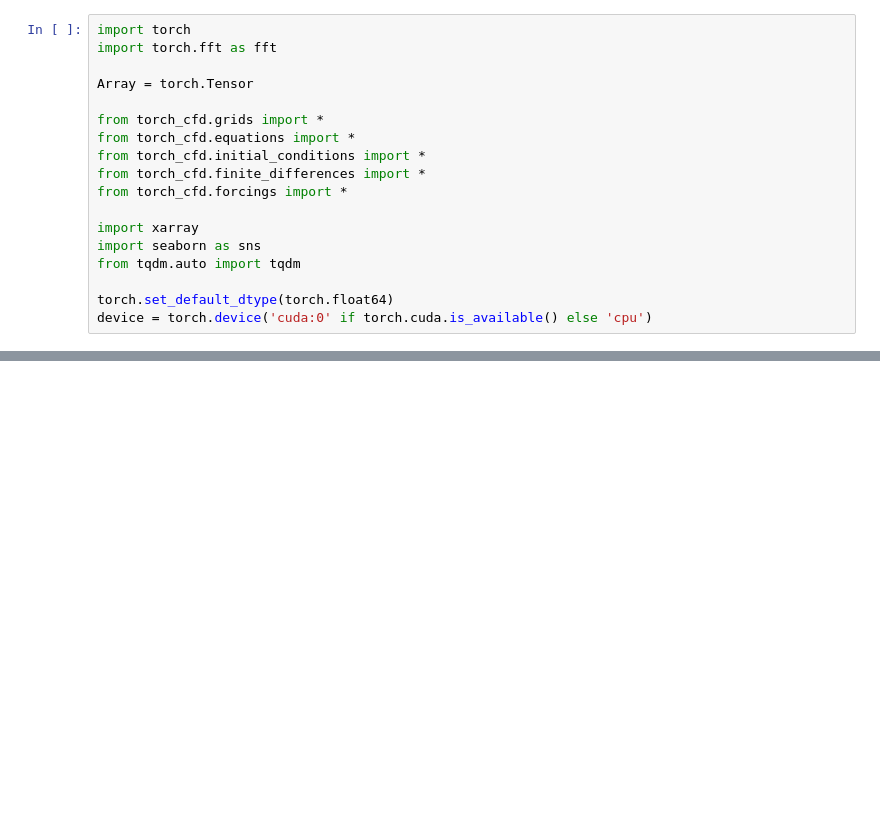
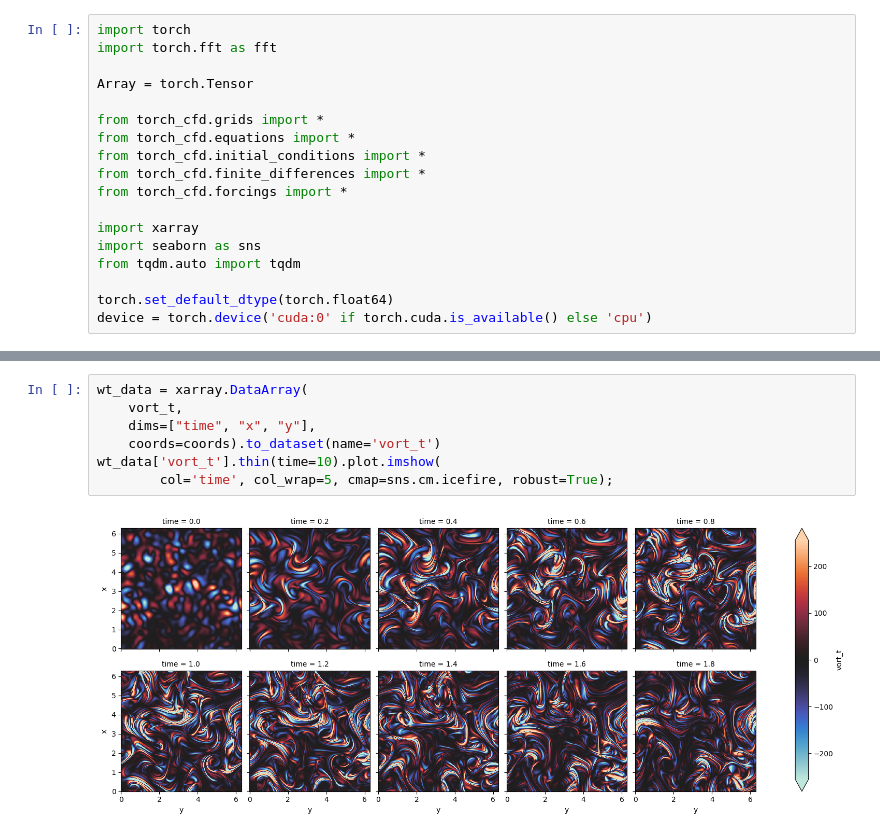
Before and after one commit to scaomath/torch-cfd, a Jupyter notebook: example_Kolmogrov2d_rk4_cn_forced_turbulence.ipynb, the cells around one changed output, grey strips where cells are left out. Saved outputs shown, nothing was run; the diff lists cells and outputs as text; blank space fills up the shorter version.

```diff
--- a/example_Kolmogrov2d_rk4_cn_forced_turbulence.ipynb
+++ b/example_Kolmogrov2d_rk4_cn_forced_turbulence.ipynb
@@ -71,0 +76,9 @@ data.thin(time=10).plot.imshow(
+# %%
+wt_data = xarray.DataArray(
+    vort_t,
+    dims=["time", "x", "y"],
+    coords=coords).to_dataset(name='vort_t')
+wt_data['vort_t'].thin(time=10).plot.imshow(
+        col='time', col_wrap=5, cmap=sns.cm.icefire, robust=True);
+# %% [output]
+[figure, added]
```
Also changed, not shown: parts of 5 cells of this notebook, 1 other file.
